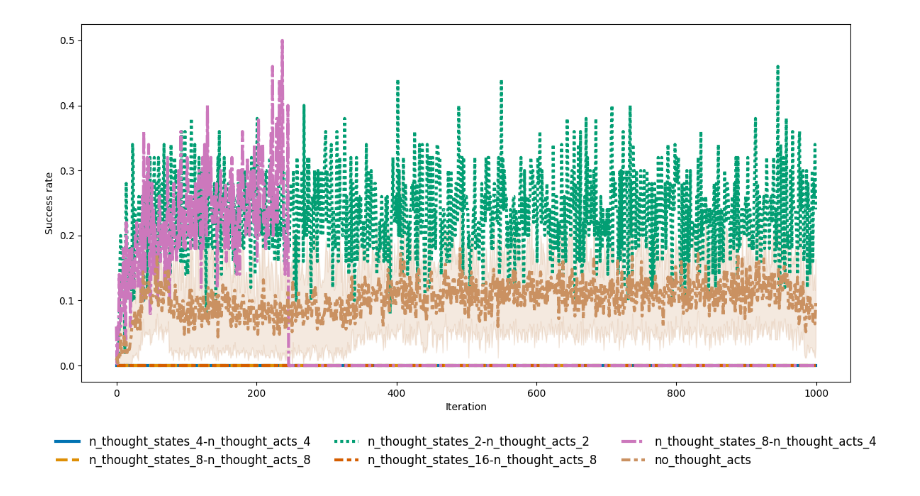
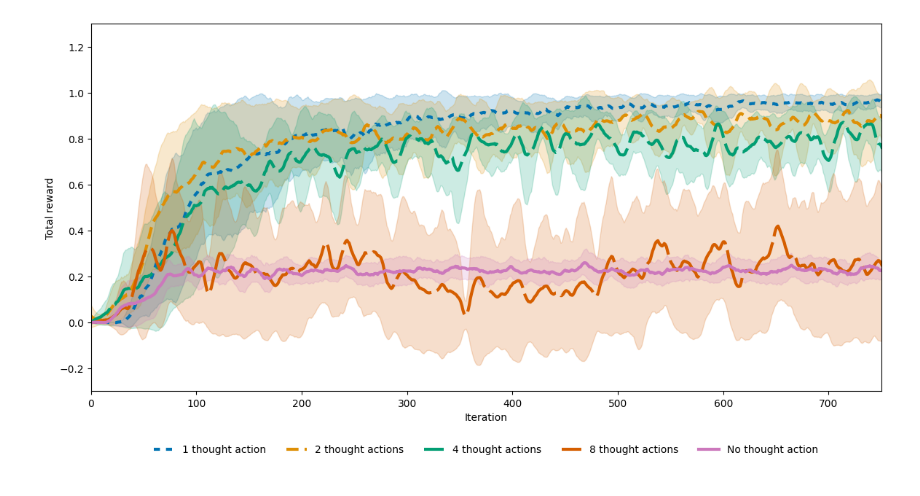
Before and after one commit to chanb/thinking-as-control, a Jupyter notebook: plot.ipynb, the cells around one changed output. Cells and saved outputs as stored; diff of their text form; code cells hidden in the pictures.

```diff
--- a/plot.ipynb
+++ b/plot.ipynb
@@ -13,11 +16,14 @@ import pandas as pd
 sns.set_palette("colorblind")
 # %%
 baseline_directory = "EXPS/baseline"
+baseline_directory = ""
 results_directory = "EXPS/debug_results-d_model_16-n_heads_1"
 results_directory = "EXPS/debug_results-d_model_16-n_heads_1-n_thought_states_10"
 results_directory = "EXPS/frozen_lake-ppo"
 results_directory = "EXPS/frozen_lake-ppo-longer"
 results_directory = "EXPS/frozen_lake-ppo-iterations_1000"
+results_directory = "EXPS/frozen_lake-v4-ppo-iterations_2500"
+results_directory = "EXPS/frozen_lake-v4-ppo-iterations_2500-ent_coef_0.02"
 # results_directory = "EXPS/debug_results-d_model_16-n_heads_4"
 # results_directory = "EXPS/debug_results-d_model_32-n_heads_4"
 # results_directory = "EXPS/debug_results-d_model_64-n_heads_1"
@@ -69,17 +166,18 @@ df_all["series"] = df_all["series"].str.replace('test_thought_env-', '')
 # %%
 fig, ax = plt.subplots(figsize=(14, 8))
 # Mean curves
-sns.lineplot(
-    data=df_all,
-    x="timepoint",
-    y="value",
-    hue="series",
-    style="series",
-    estimator="mean",
-    lw=3,
-    errorbar="ci",
-    ax=ax,
-)
+# sns.lineplot(
+#     data=df_all,
+#     x="timepoint",
+#     y="value",
+#     hue="series",
+#     style="series",
+#     estimator="mean",
+#     lw=1,
+#     errorbar="ci",
+#     ax=ax,
+#     alpha=0.3,
+# )
 
 # sns.lineplot(
 #     data=df_all,
@@ -87,41 +185,90 @@ sns.lineplot(
 #     y="value",
 #     hue="series",
 #     style="series",
 #     units="run",
 #     lw=1,
 #     estimator=None,
 #     alpha=0.7,
 # )
 
+linestyle_map = {
+    "no_thought_acts": "-",
+    "n_thought_states_1-n_thought_acts_1": (0, (2, 2)),   # short dashes
+    "n_thought_states_1-n_thought_acts_2": (0, (4, 2)),   # medium-short
+    "n_thought_states_1-n_thought_acts_4": (0, (8, 2)),   # medium-long
+    "n_thought_states_1-n_thought_acts_8": (0, (16, 2)),  # long dashes
+}
+label_map = {
+    "no_thought_acts": "No thought action",
+    "n_thought_states_1-n_thought_acts_1": "1 thought action",
+    "n_thought_states_1-n_thought_acts_2": "2 thought actions",
+    "n_thought_states_1-n_thought_acts_4": "4 thought actions",
+    "n_thought_states_1-n_thought_acts_8": "8 thought actions",
+}
+
+
+palette = sns.color_palette(n_colors=stats_df["series"].nunique())
+for color, (series, group) in zip(
+    palette,
+    stats_df.groupby("series", sort=False),
+):
+    group = group.sort_values("timepoint")
+
+    ax.plot(
+        group["timepoint"],
+        group["success_rate_smooth"],
+        lw=3,
+        color=color,
+        label=label_map[series],
+        linestyle=linestyle_map[series],
+    )
+
+    ax.fill_between(
+        group["timepoint"],
+        group["lower_smooth"],
+        group["upper_smooth"],
+        color=color,
+        alpha=0.2,
+    )
+
 # Get only the series legend entries
-handles, labels = ax.get_legend_handles_labels()
+# handles, labels = ax.get_legend_handles_labels()
 
 # Remove duplicates introduced by style=
-series_handles = handles[:df_all["series"].nunique()]
-series_labels = labels[:df_all["series"].nunique()]
+# series_handles = handles[:df_all["series"].nunique()]
+# series_labels = labels[:df_all["series"].nunique()]
 
 # Add custom linestyle explanation
 # series_handles += [
 #     Line2D([0], [0], color="black", lw=3, linestyle="-"),
 #     Line2D([0], [0], color="black", lw=3, linestyle="--"),
 # ]
 # series_labels += ["Thinking", "No Thinking"]
 
+# ax.legend(
+#     series_handles,
+#     series_labels,
+#     loc="upper center",
+#     bbox_to_anchor=(0.5, -0.12),
+#     ncol=3,
+#     fontsize=12,
+#     frameon=False,
+#     title=None,
+# )
+
 ax.legend(
-    series_handles,
-    series_labels,
     loc="upper center",
     bbox_to_anchor=(0.5, -0.12),
-    ncol=3,
-    fontsize=12,
+    ncol=5,
     frameon=False,
-    title=None,
 )
-ax.set_ylabel("Success rate")
+
+ax.set_ylabel("Total reward")
 ax.set_xlabel("Iteration")
-# ax.set_xlim(0, 1000)
+ax.set_xlim(0, 750)
+ax.set_ylim(-0.3, 1.3)
 
 plt.subplots_adjust(bottom=0.25)
 plt.show()
 # %% [output]
-[figure, old version]
+[figure, new version]
```
Also changed, not shown: parts of 5 cells of this notebook, 7 other files.
